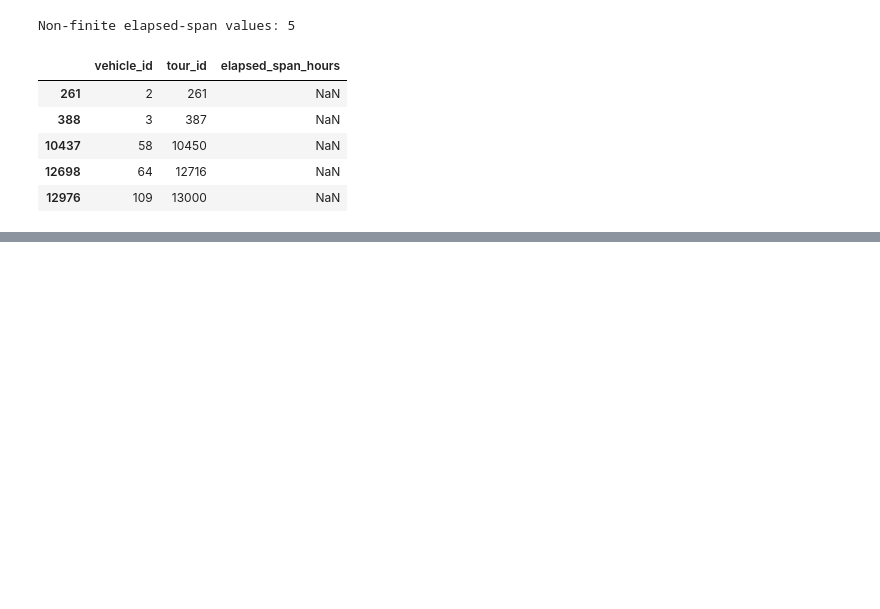
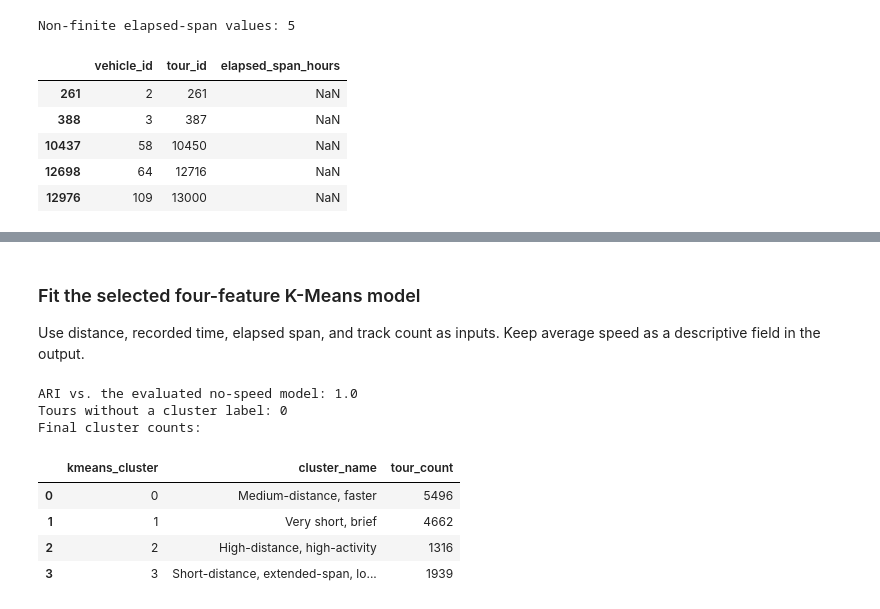
Before and after one commit to Bhargeshjani03/dt-cargo-vehicle-telemetry-, a Jupyter notebook: notebooks/alternative_clustering_models.ipynb, the cells around one changed output, grey strips where cells are left out. Drawn from its saved outputs; the diff is of its cells as text; code cells hidden in the pictures; blank space fills up the shorter version.

```diff
--- a/notebooks/alternative_clustering_models.ipynb
+++ b/notebooks/alternative_clustering_models.ipynb
@@ -2440,0 +2661,69 @@ Non-finite elapsed-span values: 5
+# %% [markdown]
+### Fit the selected four-feature K-Means model
+
+Use distance, recorded time, elapsed span, and track count as inputs. Keep average speed as a descriptive field in the output.
+# %%
+final_feature_cols = [
+    "scaled_total_distance_km",
+    "scaled_recorded_track_hours",
+    "scaled_elapsed_span_hours",
+    "scaled_track_count",
+]
+
+X_final = features_df[final_feature_cols].astype(np.float32)
+
+assert np.isfinite(X_final.to_numpy()).all()
+
+final_kmeans_model = KMeans(
+    n_clusters=4,
+    random_state=42,
+    n_init=20
+)
+
+final_kmeans_labels = final_kmeans_model.fit_predict(X_final)
+
+print(
+    "ARI vs. the evaluated no-speed model:",
+    round(adjusted_rand_score(kmeans_no_speed_labels, final_kmeans_labels), 4)
+)
+
+final_cluster_name_map = {
+    0: "Medium-distance, faster",
+    1: "Very short, brief",
+    2: "High-distance, high-activity",
+    3: "Short-distance, extended-span, low-speed",
+}
+
+final_kmeans_assignments = features_df[["vehicle_id", "tour_id"]].copy()
+final_kmeans_assignments["kmeans_cluster"] = final_kmeans_labels
+final_kmeans_assignments["cluster_name"] = (
+    final_kmeans_assignments["kmeans_cluster"].map(final_cluster_name_map)
+)
+
+final_tour_clusters = assignments_df.merge(
+    final_kmeans_assignments,
+    on=["vehicle_id", "tour_id"],
+    how="left",
+    validate="one_to_one"
+)
+
+print("Tours without a cluster label:",
+      int(final_tour_clusters["kmeans_cluster"].isna().sum()))
+
+print("Final cluster counts:")
+display(
+    final_kmeans_assignments
+    .groupby(["kmeans_cluster", "cluster_name"])
+    .size()
+    .rename("tour_count")
+    .reset_index()
+)
+# %% [output]
+ARI vs. the evaluated no-speed model: 1.0
+Tours without a cluster label: 0
+Final cluster counts:
+|  | kmeans_cluster | cluster_name | tour_count |
+| 0 | 0 | Medium-distance, faster | 5496 |
+| 1 | 1 | Very short, brief | 4662 |
+| 2 | 2 | High-distance, high-activity | 1316 |
+| 3 | 3 | Short-distance, extended-span, lo... | 1939 |
```
Also changed, not shown: parts of 6 cells of this notebook.
